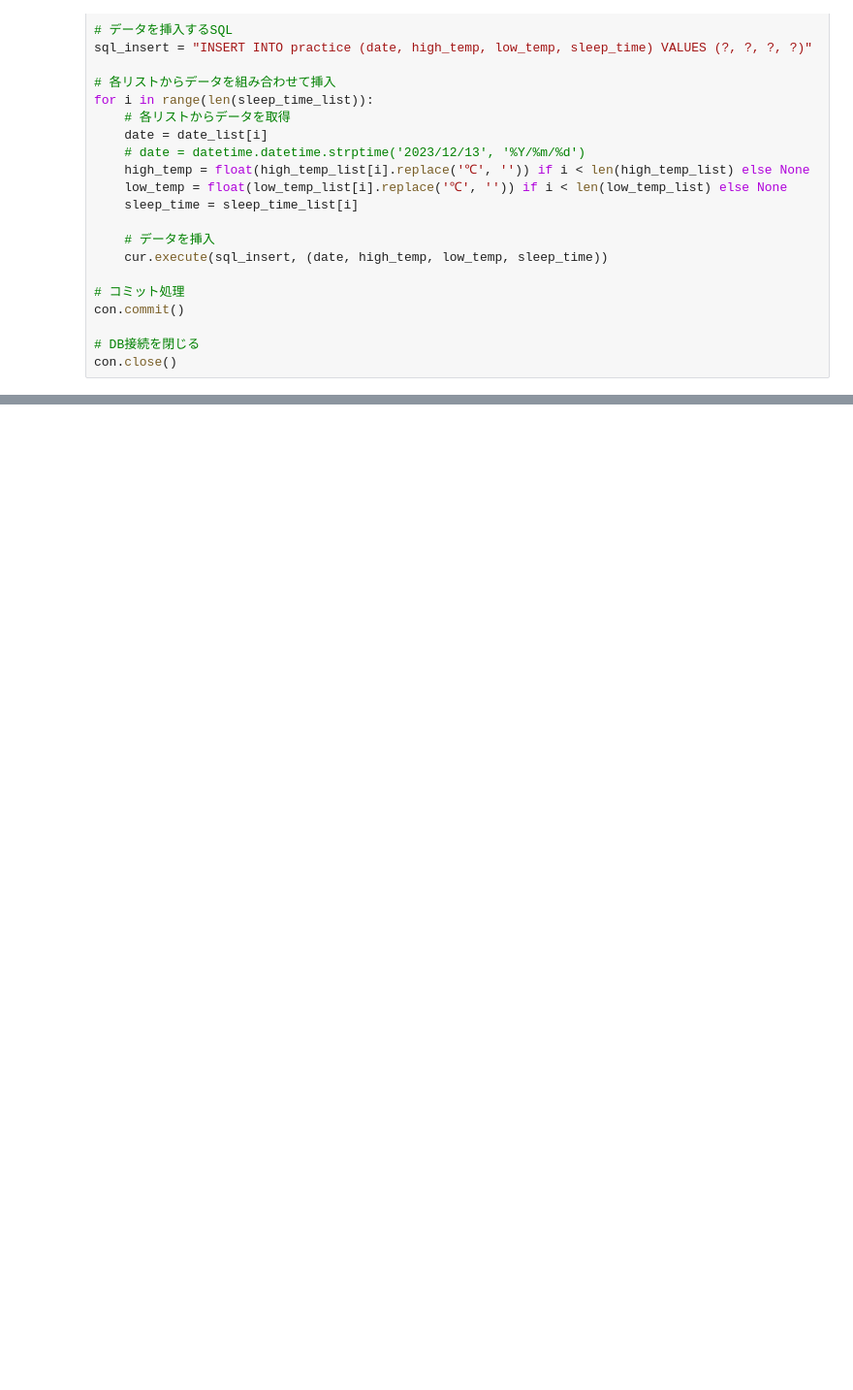
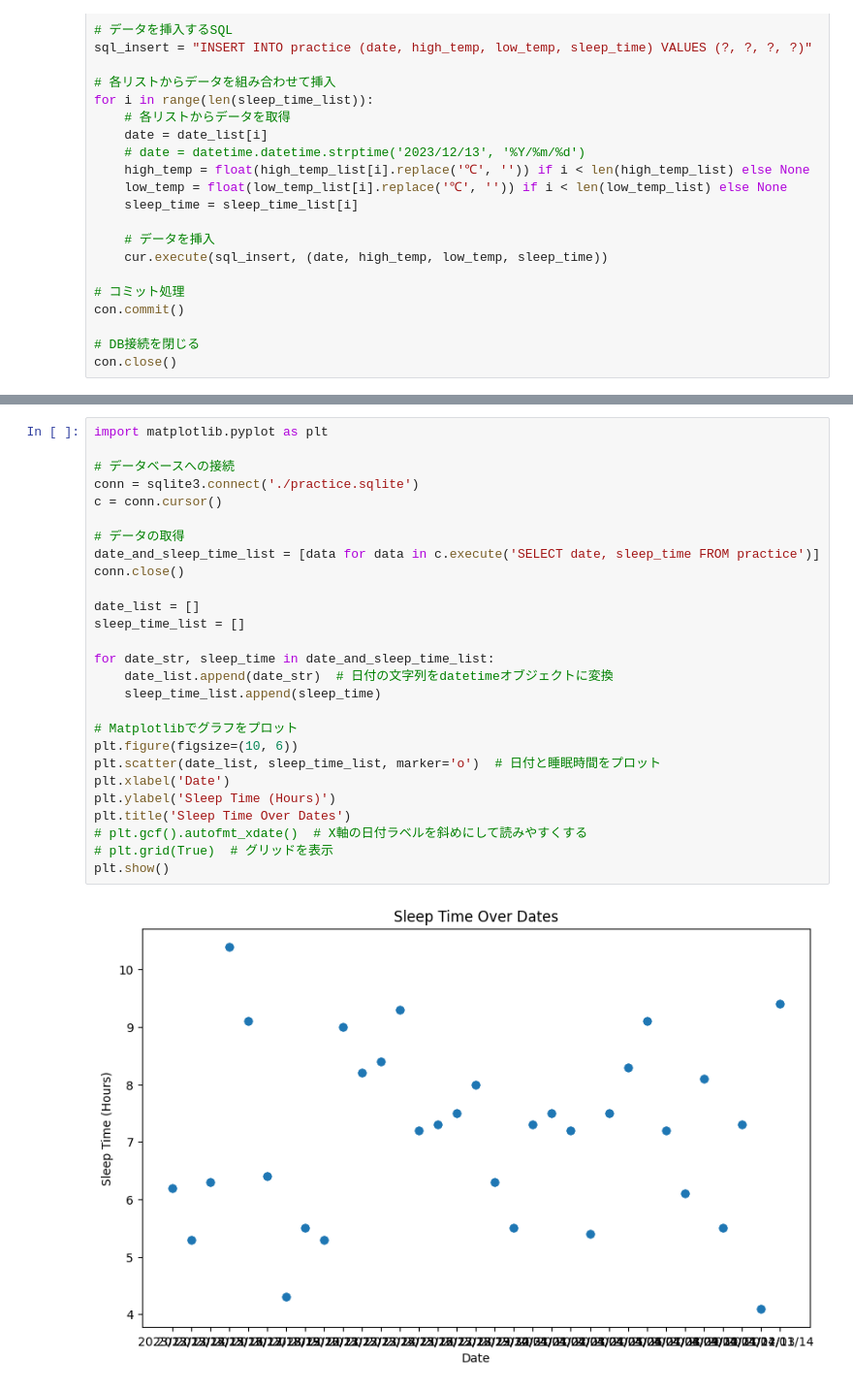
Before and after one commit to mitsuki0215/dspro_last_assignment, a Jupyter notebook: practice.ipynb, the cells around one changed output, grey strips where cells are left out. Shown at 97% size. Cells and saved outputs as stored; diff of their text form; blank space fills up the shorter version.

Commit message:
matplotlibで睡眠時間と日付データを可視化

```diff
--- a/practice.ipynb
+++ b/practice.ipynb
@@ -299,0 +314,29 @@ con.close()
+# %%
+import matplotlib.pyplot as plt
+
+# データベースへの接続
+conn = sqlite3.connect('./practice.sqlite')
+c = conn.cursor()
+
+# データの取得
+date_and_sleep_time_list = [data for data in c.execute('SELECT date, sleep_time FROM practice')]
+conn.close()
+
+date_list = []
+sleep_time_list = []
+
+for date_str, sleep_time in date_and_sleep_time_list:
+    date_list.append(date_str)  # 日付の文字列をdatetimeオブジェクトに変換
+    sleep_time_list.append(sleep_time)
+
+# Matplotlibでグラフをプロット
+plt.figure(figsize=(10, 6))
+plt.scatter(date_list, sleep_time_list, marker='o')  # 日付と睡眠時間をプロット
+plt.xlabel('Date')
+plt.ylabel('Sleep Time (Hours)')
+plt.title('Sleep Time Over Dates')
+# plt.gcf().autofmt_xdate()  # X軸の日付ラベルを斜めにして読みやすくする
+# plt.grid(True)  # グリッドを表示
+plt.show()
+# %% [output]
+[figure, added]
```
Also changed, not shown: parts of 5 cells of this notebook.
